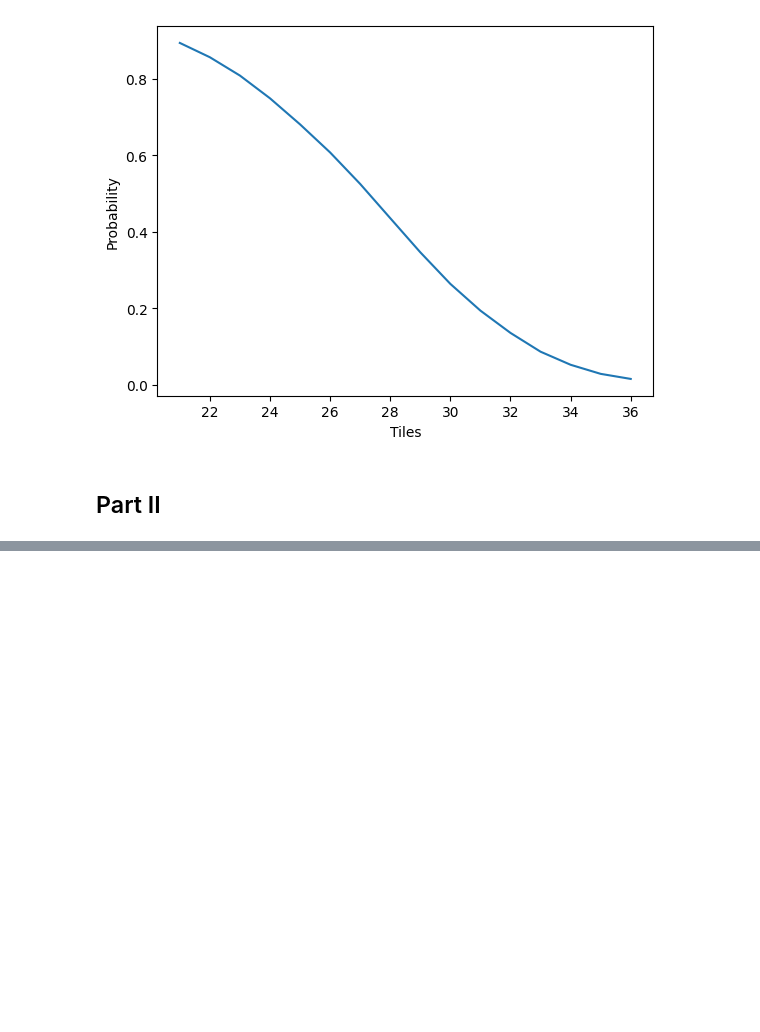
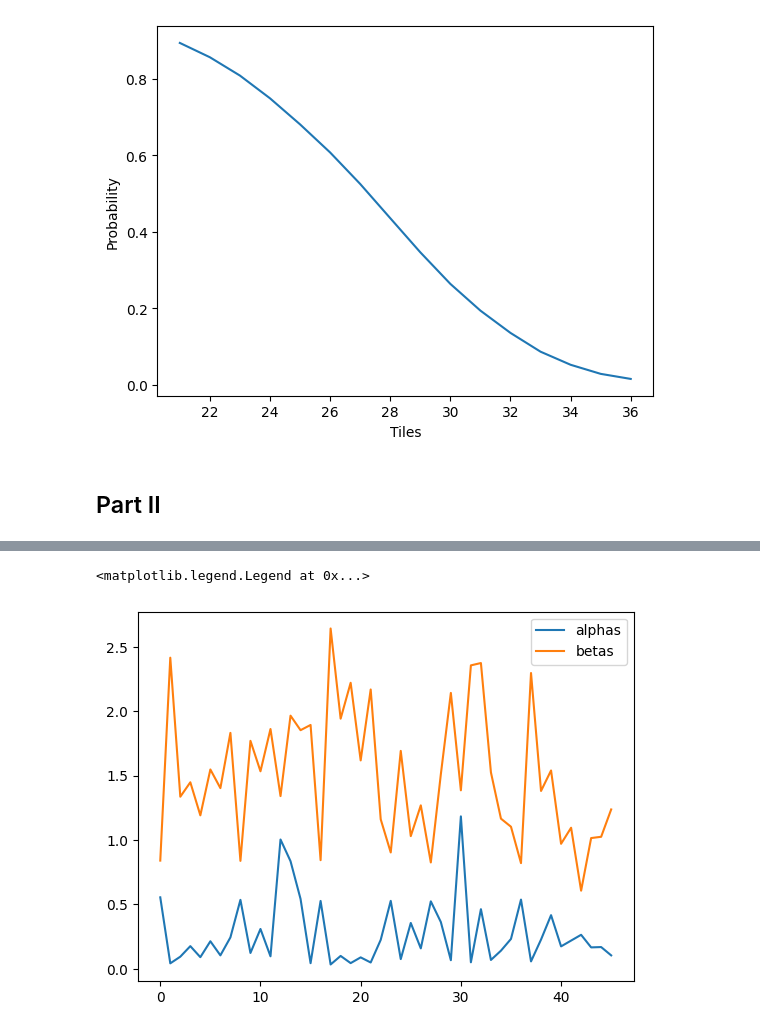
Before and after one commit to Cyvernes/RL4Picko, a Jupyter notebook: report.ipynb, the cells around one changed output, grey strips where cells are left out. Saved outputs shown, nothing was run; the diff lists cells and outputs as text; code cells hidden in the pictures; blank space fills up the shorter version.

```diff
--- a/report.ipynb
+++ b/report.ipynb
@@ -156,0 +198,7 @@ plt.show()
+# %%
+from agent import *
+
+# Initialize the network and optimizer
+net = Actor()
+agent = Agent(net)
+optimizer = optim.Adam(agent.net.parameters(), lr=LR)
@@ -156,0 +271,8 @@ plt.show()
+# %%
+steps = [k for k in range(len(alphas))]
+plt.plot(steps, alphas)
+plt.plot(steps, betas)
+plt.legend(["alphas", "betas"])
+# %% [output]
+<matplotlib.legend.Legend at 0x...>
+[figure, added]
```
Also changed, not shown: parts of 6 cells of this notebook, 1 other file.
